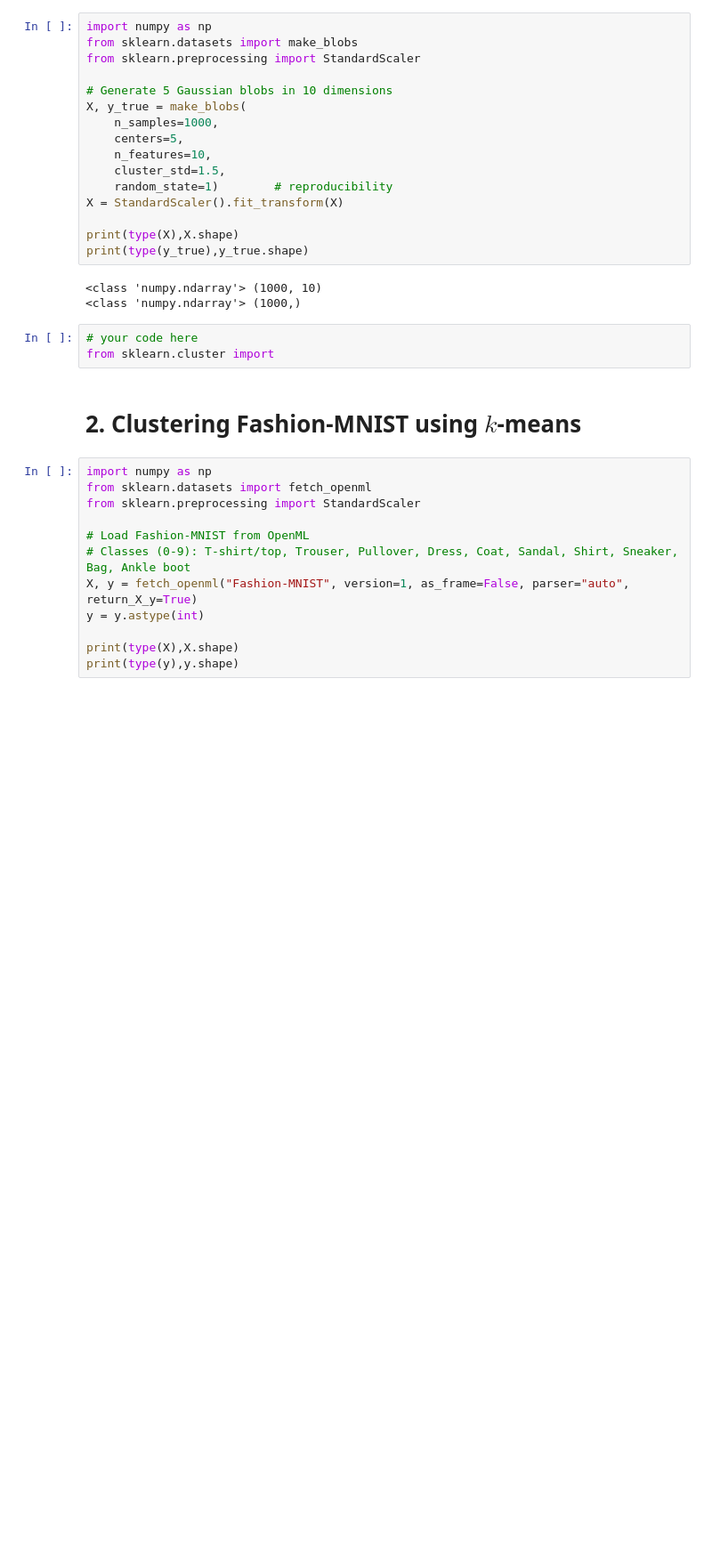
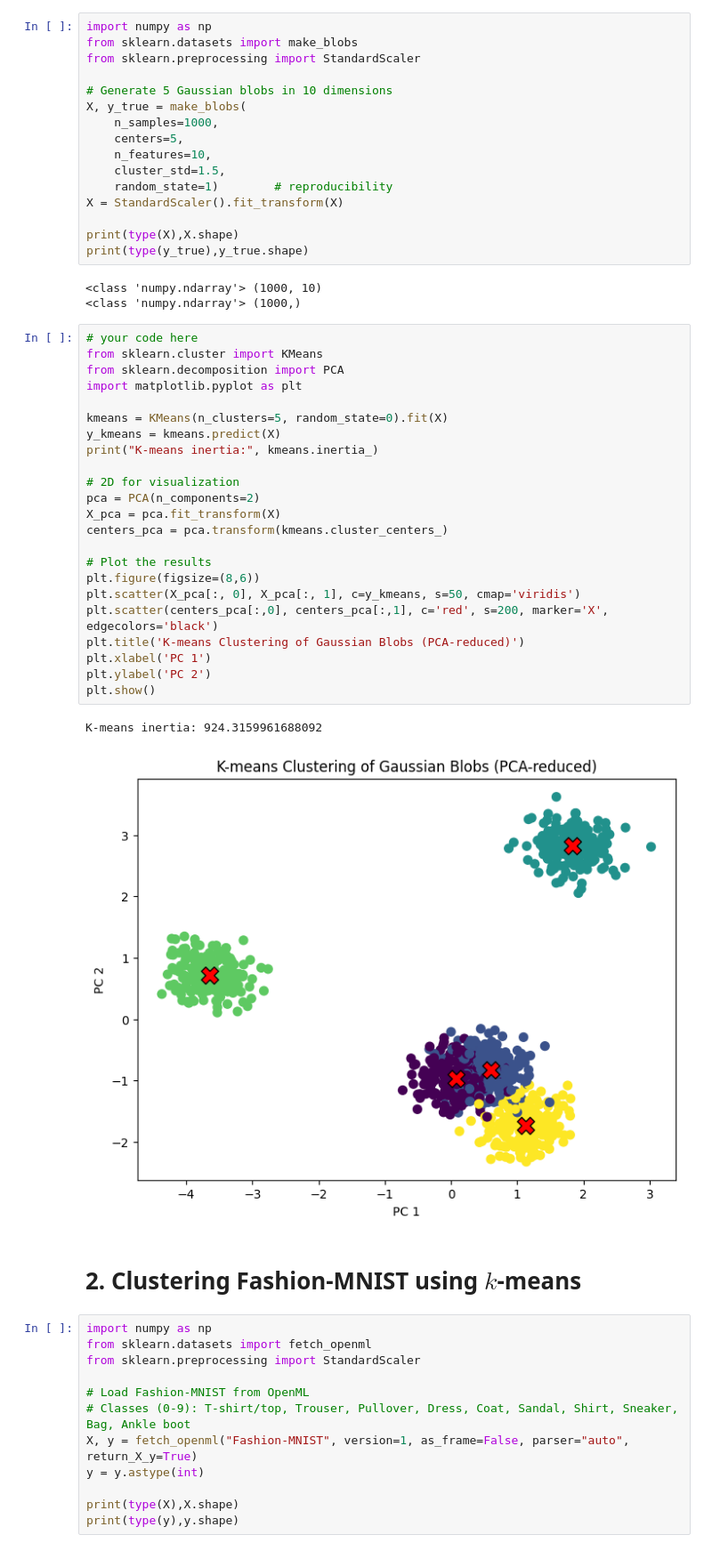
Before and after one commit to amyynguyen/MATH5750_Project2, a Jupyter notebook: project2.ipynb, the cells around one changed output. Shown: that part at 89% size. Saved outputs shown, nothing was run; the diff lists cells and outputs as text; blank space fills up the shorter version.

```diff
--- a/project2.ipynb
+++ b/project2.ipynb
@@ -22,9 +24,32 @@ print(type(y_true),y_true.shape)
 # %% [output]
 <class 'numpy.ndarray'> (1000, 10)
 <class 'numpy.ndarray'> (1000,)
-# %%
-# your code here
-from sklearn.cluster import
+# %%
+# your code here
+from sklearn.cluster import KMeans
+from sklearn.decomposition import PCA
+import matplotlib.pyplot as plt
+
+kmeans = KMeans(n_clusters=5, random_state=0).fit(X)
+y_kmeans = kmeans.predict(X)
+print("K-means inertia:", kmeans.inertia_)
+
+# 2D for visualization
+pca = PCA(n_components=2)
+X_pca = pca.fit_transform(X)
+centers_pca = pca.transform(kmeans.cluster_centers_)
+
+# Plot the results
+plt.figure(figsize=(8,6))
+plt.scatter(X_pca[:, 0], X_pca[:, 1], c=y_kmeans, s=50, cmap='viridis')
+plt.scatter(centers_pca[:,0], centers_pca[:,1], c='red', s=200, marker='X', edgecolors='black')
+plt.title('K-means Clustering of Gaussian Blobs (PCA-reduced)')
+plt.xlabel('PC 1')
+plt.ylabel('PC 2')
+plt.show()
+# %% [output]
+K-means inertia: 924.3159961688092
+[figure, added]
 # %% [markdown]
 # 2. Clustering Fashion-MNIST using $k$-means
 # %%
```
Also changed, not shown: parts of 1 cell of this notebook.
